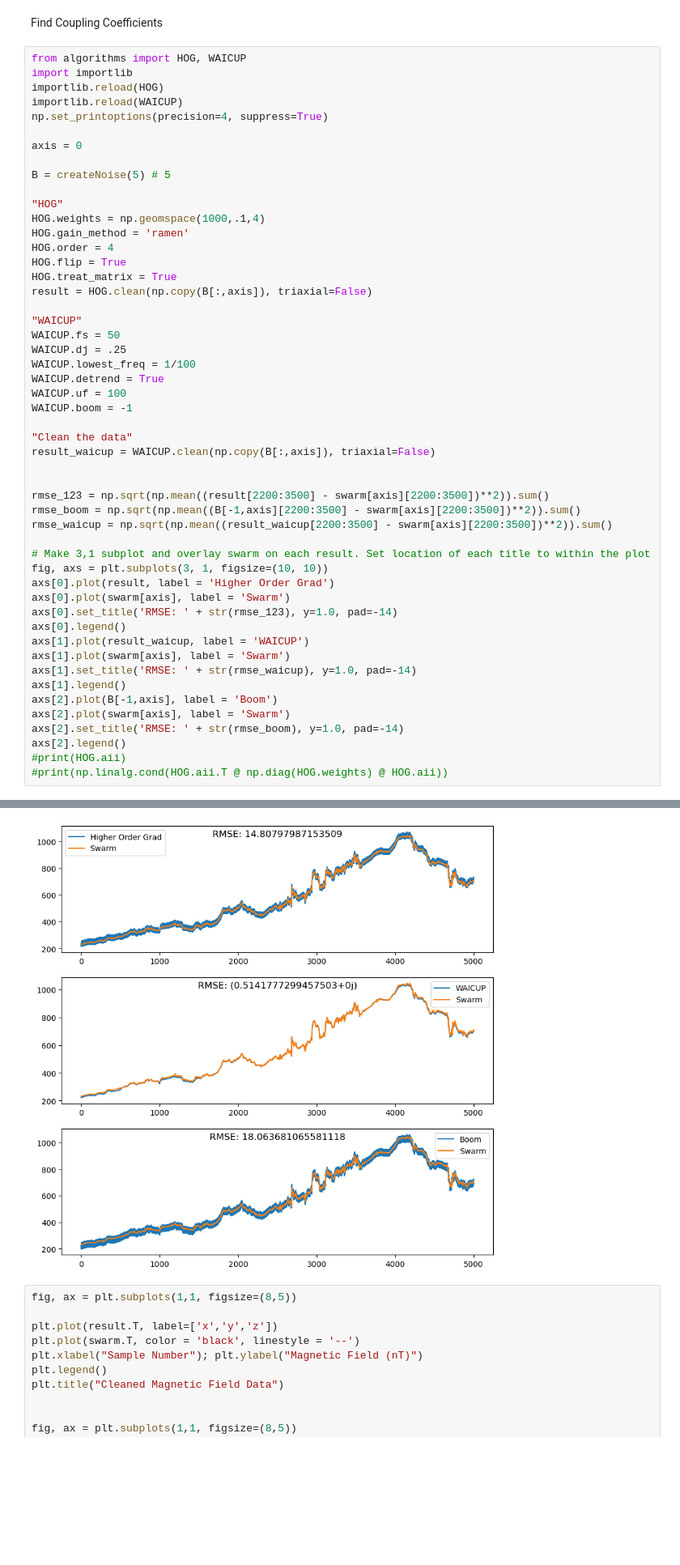
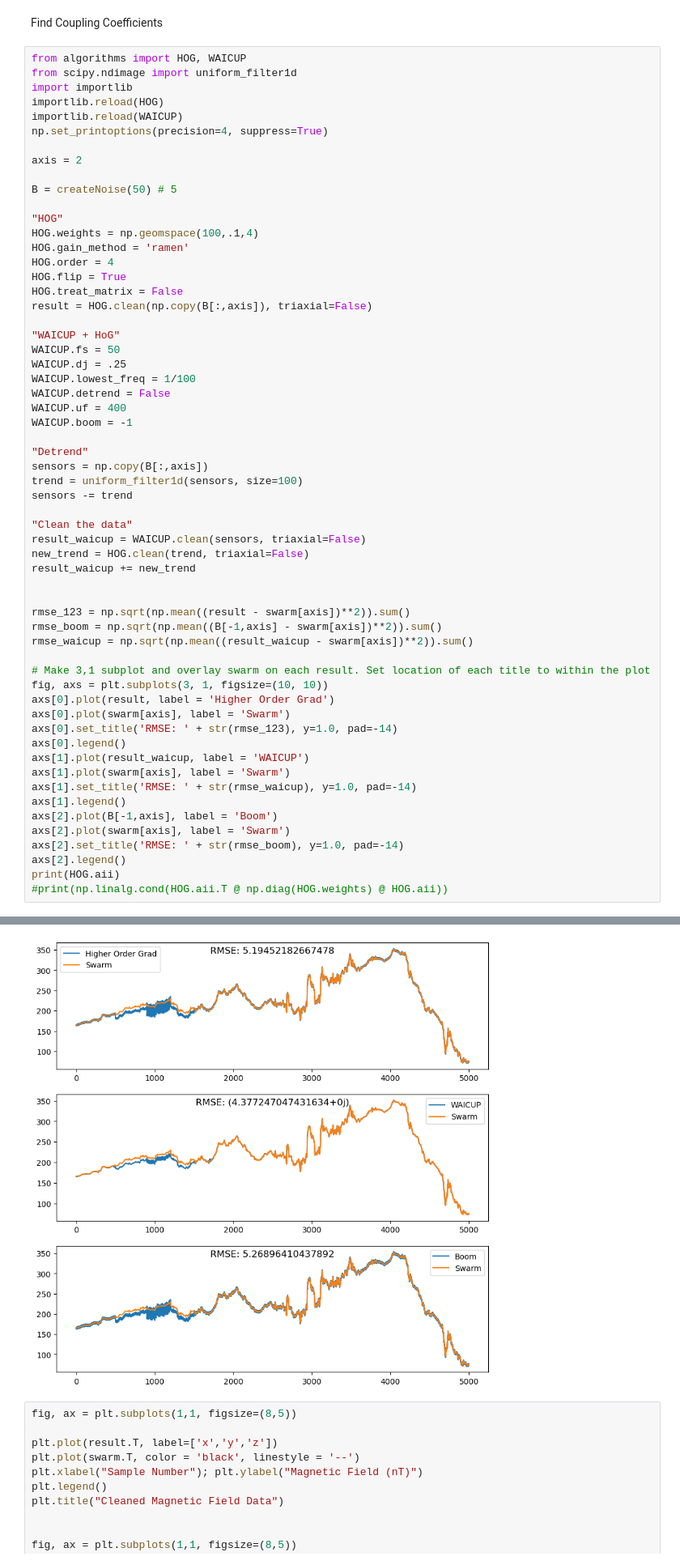
Before and after one commit to aphoffmann/MAGPRIME, a Jupyter notebook: magprime/HOG_test.ipynb, the cells around one changed output, grey strips where cells are left out. Shown at 81% size. Saved outputs shown, nothing was run; the diff lists cells and outputs as text; blank space fills up the shorter version.

```diff
--- a/magprime/HOG_test.ipynb
+++ b/magprime/HOG_test.ipynb
@@ -183,38 +183,46 @@ def createNoise(i):
 Find Coupling Coefficients
 # %%
 from algorithms import HOG, WAICUP
+from scipy.ndimage import uniform_filter1d
 import importlib
 importlib.reload(HOG)
 importlib.reload(WAICUP)
 np.set_printoptions(precision=4, suppress=True)
 
-axis = 0
+axis = 2
 
-B = createNoise(5) # 5
+B = createNoise(50) # 5
 
 "HOG"
-HOG.weights = np.geomspace(1000,.1,4)
+HOG.weights = np.geomspace(100,.1,4)
 HOG.gain_method = 'ramen'
 HOG.order = 4
 HOG.flip = True
-HOG.treat_matrix = True
+HOG.treat_matrix = False
 result = HOG.clean(np.copy(B[:,axis]), triaxial=False)
 
-"WAICUP"
+"WAICUP + HoG"
 WAICUP.fs = 50
 WAICUP.dj = .25
 WAICUP.lowest_freq = 1/100
-WAICUP.detrend = True
-WAICUP.uf = 100
+WAICUP.detrend = False
+WAICUP.uf = 400
 WAICUP.boom = -1
 
+"Detrend"
+sensors = np.copy(B[:,axis])
+trend = uniform_filter1d(sensors, size=100)
+sensors -= trend
+
 "Clean the data"
-result_waicup = WAICUP.clean(np.copy(B[:,axis]), triaxial=False)
+result_waicup = WAICUP.clean(sensors, triaxial=False)
+new_trend = HOG.clean(trend, triaxial=False)
+result_waicup += new_trend
 
 
-rmse_123 = np.sqrt(np.mean((result[2200:3500] - swarm[axis][2200:3500])**2)).sum()
-rmse_boom = np.sqrt(np.mean((B[-1,axis][2200:3500] - swarm[axis][2200:3500])**2)).sum()
-rmse_waicup = np.sqrt(np.mean((result_waicup[2200:3500] - swarm[axis][2200:3500])**2)).sum()
+rmse_123 = np.sqrt(np.mean((result - swarm[axis])**2)).sum()
+rmse_boom = np.sqrt(np.mean((B[-1,axis] - swarm[axis])**2)).sum()
+rmse_waicup = np.sqrt(np.mean((result_waicup - swarm[axis])**2)).sum()
 
 # Make 3,1 subplot and overlay swarm on each result. Set location of each title to within the plot
 fig, axs = plt.subplots(3, 1, figsize=(10, 10))
@@ -230,6 +238,6 @@ axs[2].plot(B[-1,axis], label = 'Boom')
 axs[2].plot(swarm[axis], label = 'Swarm')
 axs[2].set_title('RMSE: ' + str(rmse_boom), y=1.0, pad=-14)
 axs[2].legend()
-#print(HOG.aii)
+print(HOG.aii)
 #print(np.linalg.cond(HOG.aii.T @ np.diag(HOG.weights) @ HOG.aii))
 # %% [output]
@@ -247,4 +258,4 @@ axs[2].legend()
-[figure, old version]
+[figure, new version]
 # %%
 fig, ax = plt.subplots(1,1, figsize=(8,5))
 
```
Also changed, not shown: parts of 1 cell of this notebook.
